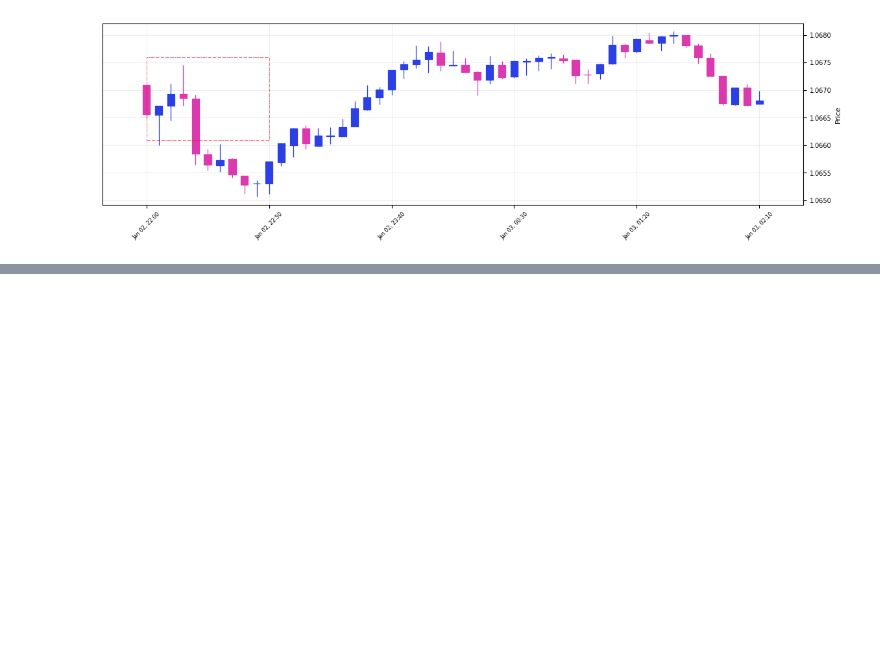
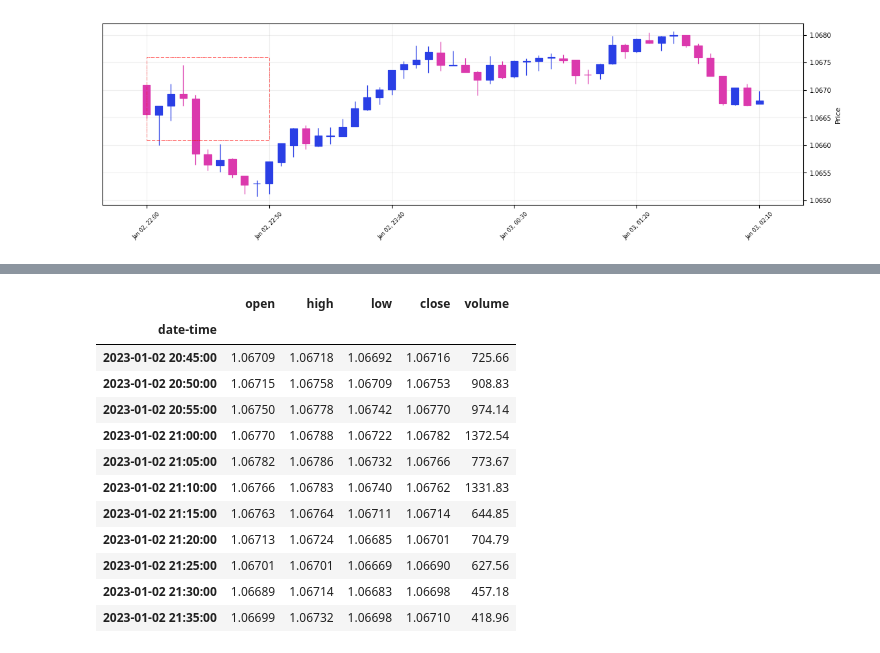
Before and after one commit to mchiuminatto/triple_barrier, a Jupyter notebook: docs/test_plot_triple_barrier.ipynb, the cells around one changed output, grey strips where cells are left out. Cells and saved outputs as stored; diff of their text form; code cells hidden in the pictures; blank space fills up the shorter version.

```diff
--- a/docs/test_plot_triple_barrier.ipynb
+++ b/docs/test_plot_triple_barrier.ipynb
@@ -71,0 +89,16 @@ Time barrier 2023-01-02 21:35:00
+# %%
+price["2023-01-02 20:45:00":].head(11)
+# %% [output]
+|  | open | high | low | close | volume |
+| date-time |  |  |  |  |  |
+| 2023-01-02 20:45:00 | 1.06709 | 1.06718 | 1.06692 | 1.06716 | 725.66 |
+| 2023-01-02 20:50:00 | 1.06715 | 1.06758 | 1.06709 | 1.06753 | 908.83 |
+| 2023-01-02 20:55:00 | 1.06750 | 1.06778 | 1.06742 | 1.06770 | 974.14 |
+| 2023-01-02 21:00:00 | 1.06770 | 1.06788 | 1.06722 | 1.06782 | 1372.54 |
+| 2023-01-02 21:05:00 | 1.06782 | 1.06786 | 1.06732 | 1.06766 | 773.67 |
+| 2023-01-02 21:10:00 | 1.06766 | 1.06783 | 1.06740 | 1.06762 | 1331.83 |
+| 2023-01-02 21:15:00 | 1.06763 | 1.06764 | 1.06711 | 1.06714 | 644.85 |
+| 2023-01-02 21:20:00 | 1.06713 | 1.06724 | 1.06685 | 1.06701 | 704.79 |
+| 2023-01-02 21:25:00 | 1.06701 | 1.06701 | 1.06669 | 1.06690 | 627.56 |
+| 2023-01-02 21:30:00 | 1.06689 | 1.06714 | 1.06683 | 1.06698 | 457.18 |
+| 2023-01-02 21:35:00 | 1.06699 | 1.06732 | 1.06698 | 1.06710 | 418.96 |
```
Also changed, not shown: parts of 6 cells of this notebook, 5 other files.
